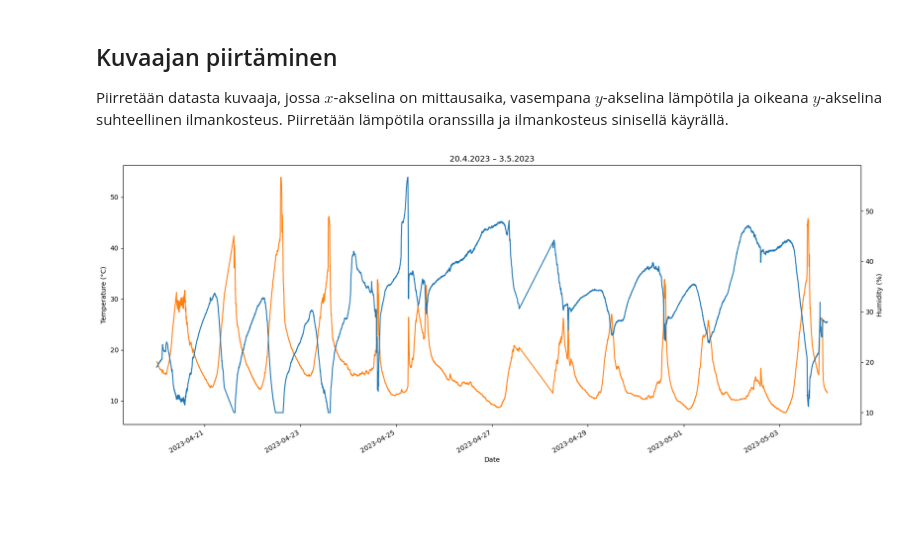
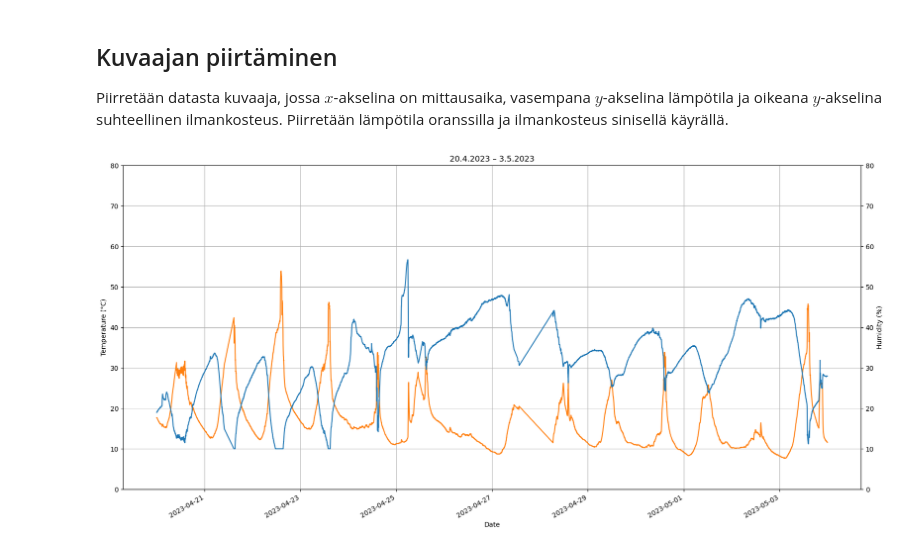
Before and after one commit to petritnet/weatherstation, a Jupyter notebook: collectedData/Petri_1/data_Petri_1-2023-05-18.ipynb, the cells around one changed output. Saved outputs shown, nothing was run; the diff lists cells and outputs as text; code cells hidden in the pictures; blank space fills up the shorter version.

Commit message:
Lisätään kuvaajaan ruudukko.

```diff
--- a/collectedData/Petri_1/data_Petri_1-2023-05-18.ipynb
+++ b/collectedData/Petri_1/data_Petri_1-2023-05-18.ipynb
@@ -69,28 +69,32 @@ Piirretään datasta kuvaaja, jossa $x$-akselina on mittausaika, vasempana $y$-a
 # %%
 ## Ladataan matplotlib-kirjaston pyplot.
 import matplotlib.pyplot as plt
 ## Otetaan taulukosta vainhalutut sarakket.
 tdata = df[["temperature", "humidity"]]
 ## Poimitaan ensimmäisen ja viimeisen näytteen ajat.
 fdate = tdata.index[0]
 ldate = tdata.index[-1]
 ## Muodostetaan kuvaajan otsikko, jossa on aloituksen päiväys ja lopeutspäiväys.
 title = str(fdate.day) + "." + str(fdate.month) + "." + str(fdate.year) + " – " + str(ldate.day) + "." + str(ldate.month) + "." + str(ldate.year)
 ## Otetaan piirto-objektista esiin tarvittavat aliobjektit, joille voidaan säätää ominaisuuksia.
 fig, ax = plt.subplots()
 ## Asetetaan piirroksen otsikko.
 plt.title(title)
 ## Asetetaan kuvaajan koko.
 fig.set_figwidth(20)
-fig.set_figheight(8)
-## Piirretään kuvaajat.
+fig.set_figheight(10)
+## Piirretään kuvaajat ja ruudukko.
+tdata["temperature"].plot(ax=ax, style='-', color="C1")
+plt.grid(visible=True)
 tdata["humidity"].plot(ax=ax, secondary_y=True, style='-', color="C0")
-tdata["temperature"].plot(ax=ax, style='-', color="C1")
 ## y-akseleiden ja x-akselin otsikot
 ax.set_ylabel("Temperature (°C)")
 ax.right_ax.set_ylabel("Humidity (%)")
 ax.set_xlabel("Date")
+## Käytetään molemmille y-akseleille samaa skaalaa 0...80.
+ax.set_ylim([0, 80])
+ax.right_ax.set_ylim([0, 80])
 ## Piirretään muodostettu kuva näkyviin.
 plt.show()
 # %% [output]
-[figure, old version]
+[figure, new version]
```
